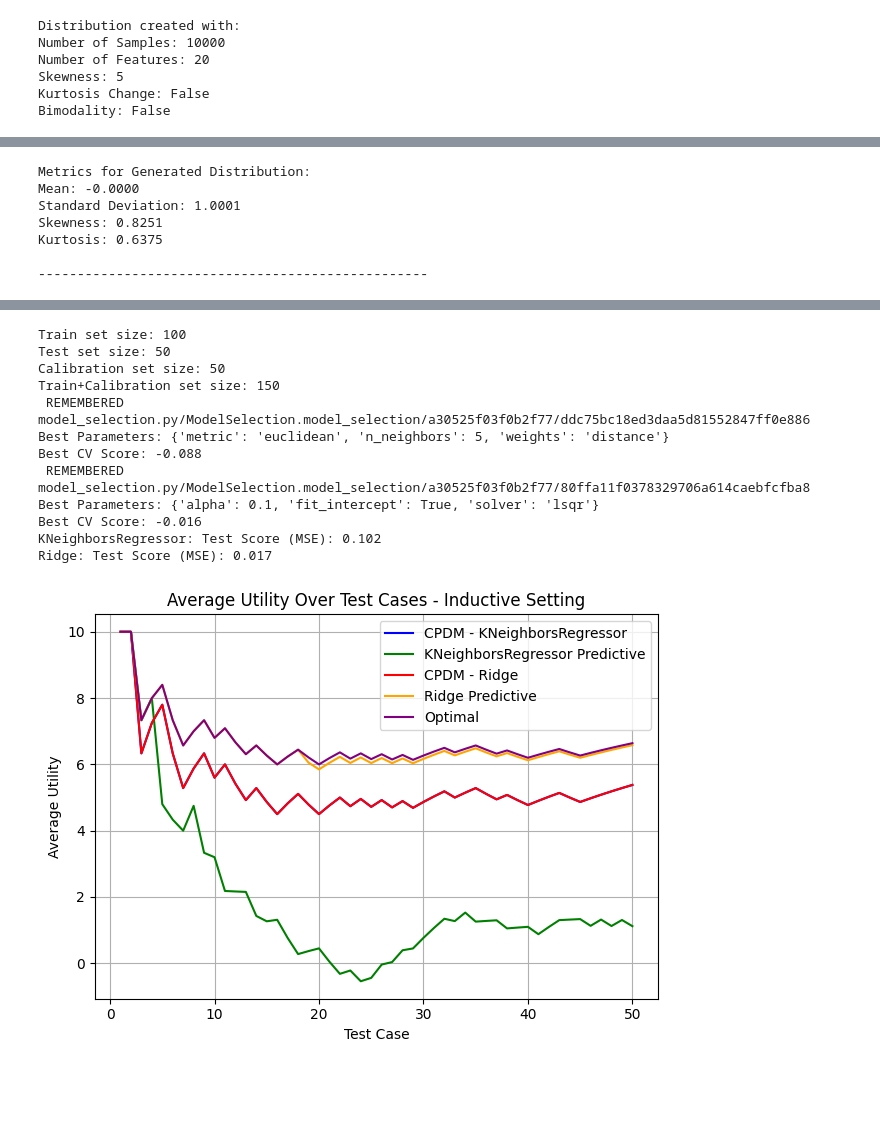
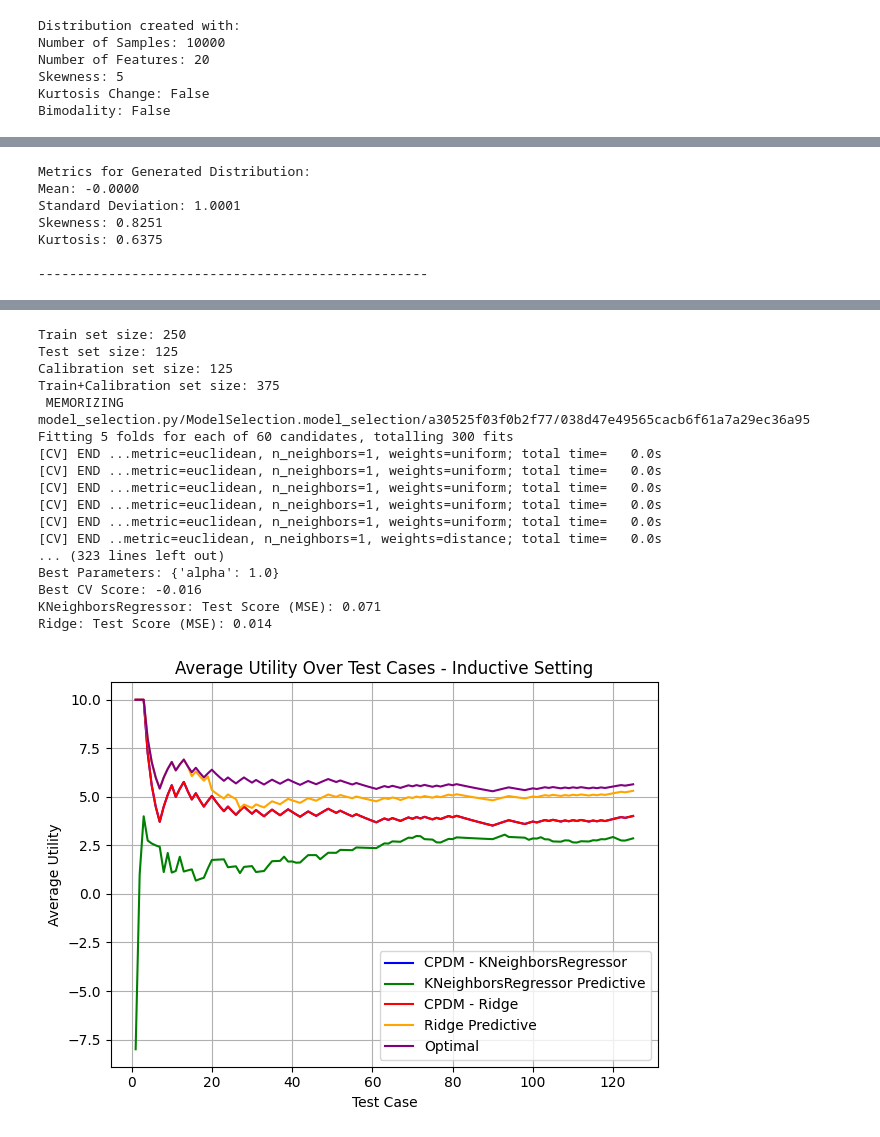
Before and after one commit to simonlanngren/Conformal-Predictive-Decision-Making, a Jupyter notebook: notebooks/Experiment_template.ipynb, the cells around one changed output, grey strips where cells are left out. Cells and saved outputs as stored; diff of their text form; code cells hidden in the pictures; blank space fills up the shorter version.

```diff
--- a/notebooks/Experiment_template.ipynb
+++ b/notebooks/Experiment_template.ipynb
@@ -32,7 +32,7 @@ utility_dict = {
 }
 
 # Size of subset to be drawn from dataset
-subset_size = 200
+subset_size = 500
 
 # Confidence level
 epsilon = 0.05
@@ -45,14 +45,12 @@ datasplit_dict = {
 
 grid_search_space = {
     'knn': {
-        'n_neighbors': list(range(1, 50)),  # try k = 1 to 20
+        'n_neighbors': [1, 3, 5, 7, 10, 15, 20, 30, 40, 50, 60, 70, 80, 90, 100],
         'weights': ['uniform', 'distance'],
-        'metric': ['euclidean', 'manhattan', 'minkowski']
+        'metric': ['euclidean', 'manhattan']
     },
     'ridge': {
-        'alpha': [0.01, 0.1, 1.0, 10.0, 100.0],  # regularization strength
-        'fit_intercept': [True, False],
-        'solver': ['auto', 'svd', 'cholesky', 'lsqr', 'sparse_cg'],
+        'alpha': [0.01, 0.1, 1.0, 10.0, 100.0],
     }
 }
 
@@ -90,13 +88,18 @@ Kurtosis: 0.6375
-Train set size: 100
-Test set size: 50
-Calibration set size: 50
-Train+Calibration set size: 150
- REMEMBERED  model_selection.py/ModelSelection.model_selection/a30525f03f0b2f77/ddc75bc18ed3daa5d81552847ff0e886
-Best Parameters: {'metric': 'euclidean', 'n_neighbors': 5, 'weights': 'distance'}
-Best CV Score: -0.088
- REMEMBERED  model_selection.py/ModelSelection.model_selection/a30525f03f0b2f77/80ffa11f0378329706a614caebfcfba8
-Best Parameters: {'alpha': 0.1, 'fit_intercept': True, 'solver': 'lsqr'}
+Train set size: 250
+Test set size: 125
+Calibration set size: 125
+Train+Calibration set size: 375
+ MEMORIZING  model_selection.py/ModelSelection.model_selection/a30525f03f0b2f77/038d47e49565cacb6f61a7a29ec36a95
+Fitting 5 folds for each of 60 candidates, totalling 300 fits
+[CV] END ...metric=euclidean, n_neighbors=1, weights=uniform; total time=   0.0s
+[CV] END ...metric=euclidean, n_neighbors=1, weights=uniform; total time=   0.0s
+[CV] END ...metric=euclidean, n_neighbors=1, weights=uniform; total time=   0.0s
+[CV] END ...metric=euclidean, n_neighbors=1, weights=uniform; total time=   0.0s
+[CV] END ...metric=euclidean, n_neighbors=1, weights=uniform; total time=   0.0s
+[CV] END ..metric=euclidean, n_neighbors=1, weights=distance; total time=   0.0s
+... (323 lines left out)
+Best Parameters: {'alpha': 1.0}
 Best CV Score: -0.016
-KNeighborsRegressor: Test Score (MSE): 0.102
-Ridge: Test Score (MSE): 0.017
+KNeighborsRegressor: Test Score (MSE): 0.071
+Ridge: Test Score (MSE): 0.014
-[figure, old version]
+[figure, new version]
```
Also changed, not shown: parts of 1 cell of this notebook, 1 other file.
